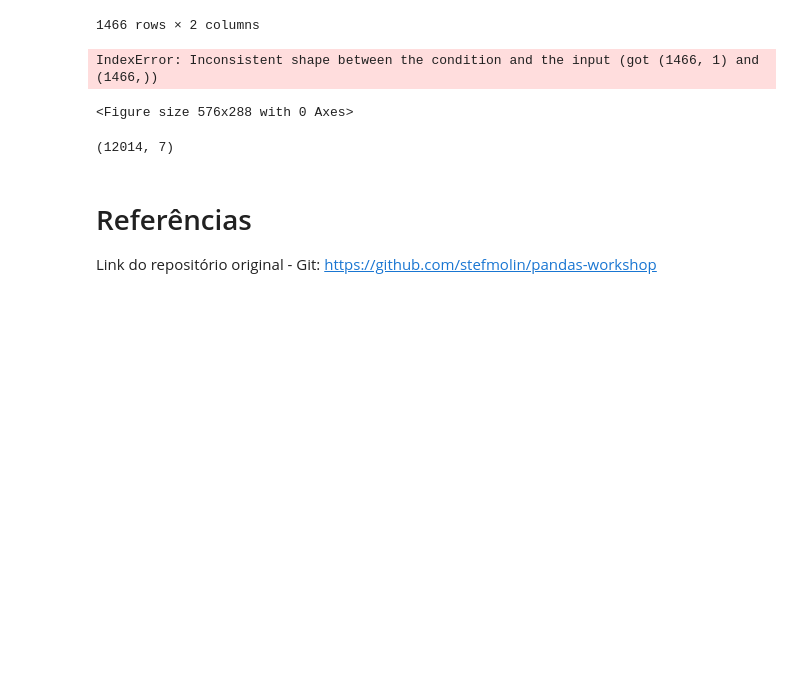
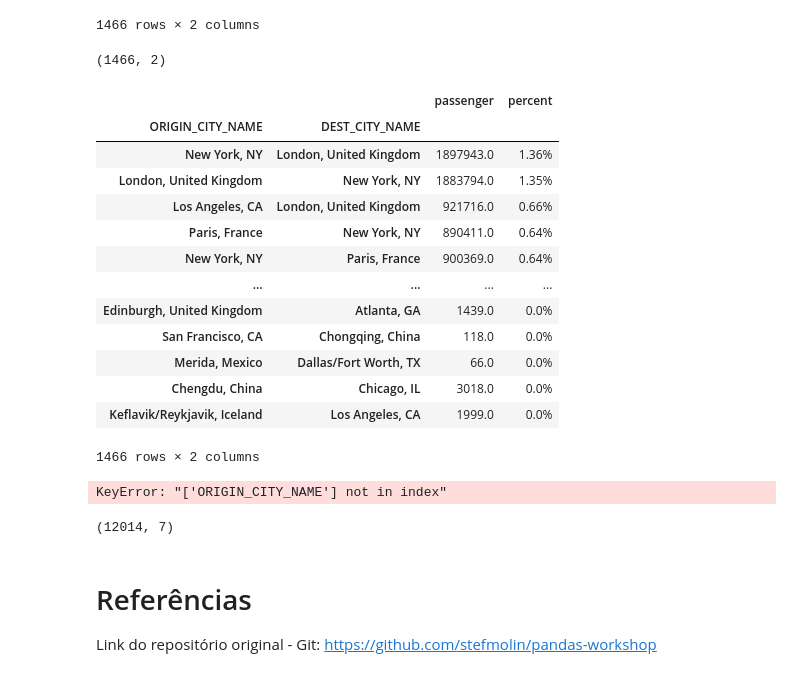
Before and after one commit to G7-DataScience/Exercicios, a Jupyter notebook: Grupo_Hands_on_Pandas.ipynb, the cells around one changed output. Cells and saved outputs as stored; diff of their text form; code cells hidden in the pictures; blank space fills up the shorter version.

Commit message:
heatmap

```diff
--- a/Grupo_Hands_on_Pandas.ipynb
+++ b/Grupo_Hands_on_Pandas.ipynb
@@ -369,20 +369,54 @@ df_q15
 |  |  | North Eleuthera, The Bahamas | Orlando, FL | 1745.0 | 0.0% |
 | Antigua and Barbuda | United States | St. Johns, Antigua and Barbuda | Atlanta, GA | 5914.0 | 0.0% |
 1466 rows × 2 columns
+# %%
+# refazendo apenas com as cidades:
+
+df_q15 = df[['ORIGIN_COUNTRY_NAME', 'DEST_COUNTRY_NAME', 'ORIGIN_CITY_NAME','DEST_CITY_NAME', 'PASSENGERS', 'CLASS']]\
+        .loc[(df['ORIGIN_COUNTRY_NAME']!= df['DEST_COUNTRY_NAME']) & (df['ORIGIN_CITY_NAME'] != df['DEST_CITY_NAME'])\
+        & (df['ORIGIN_COUNTRY_NAME'].isin(top15_paises) | df['DEST_COUNTRY_NAME'].isin(top15_paises))\
+        & (df['ORIGIN_CITY_NAME'].isin(top10_cidades) | df['DEST_CITY_NAME'].isin(top10_cidades)) & (df['CLASS'] == 'F')]\
+        .groupby(['ORIGIN_CITY_NAME','DEST_CITY_NAME']).agg(passenger = ('PASSENGERS', 'sum'))\
+        .assign(percent = lambda x: round(100 * x.passenger / x.passenger.sum(),2))\
+        .sort_values(by='percent', ascending=False)
+
+porcentagens = df_q15.percent.values
+df_q15.percent = df_q15.percent.astype(str) + '%'
+print(df_q15.shape)
+df_q15
+# %% [output]
+(1466, 2)
+|  |  | passenger | percent |
+| ORIGIN_CITY_NAME | DEST_CITY_NAME |  |  |
+| New York, NY | London, United Kingdom | 1897943.0 | 1.36% |
+| London, United Kingdom | New York, NY | 1883794.0 | 1.35% |
+| Los Angeles, CA | London, United Kingdom | 921716.0 | 0.66% |
+| Paris, France | New York, NY | 890411.0 | 0.64% |
+| New York, NY | Paris, France | 900369.0 | 0.64% |
+| ... | ... | ... | ... |
+| Edinburgh, United Kingdom | Atlanta, GA | 1439.0 | 0.0% |
+| San Francisco, CA | Chongqing, China | 118.0 | 0.0% |
+| Merida, Mexico | Dallas/Fort Worth, TX | 66.0 | 0.0% |
+| Chengdu, China | Chicago, IL | 3018.0 | 0.0% |
+| Keflavik/Reykjavik, Iceland | Los Angeles, CA | 1999.0 | 0.0% |
+1466 rows × 2 columns
 # %%
+# criando a tabela pivotada
+pivot_table = df_q15.pivot_table(index='ORIGIN_CITY_NAME', columns='DEST_CITY_NAME', values='percent', aggfunc='sum', margins=True, margins_name='Total')
+
+
 # MONTANDO O HEATMAP (a partir do tutorial 3)   EM ANDAMENTO
 import matplotlib.pyplot as plt
 import seaborn as sns
 
 plt.figure(figsize=(8, 4))
 
-ax = sns.heatmap(data=porcentagens, cmap='Blues', annot=True, fmt='.1f', cbar_kws={'label': 'Number of Travelers (in millions)'})
+ax = sns.heatmap(data=pivot_table, cmap='Blues', annot=True, fmt='.1f', cbar_kws={'label': 'Number of Travelers (in millions)'})
 ax.set_title('TSA Traveler Throughput by Weekday and Month')
 ax.set_ylabel('Weekday')
 ax.set_xlabel('Month')
 # %% [output]
-IndexError: Inconsistent shape between the condition and the input (got (1466, 1) and (1466,))
+KeyError: "['ORIGIN_CITY_NAME'] not in index"
-<Figure size 576x288 with 0 Axes>
 # %%
 df_q15.shape
 # %% [output]
```
